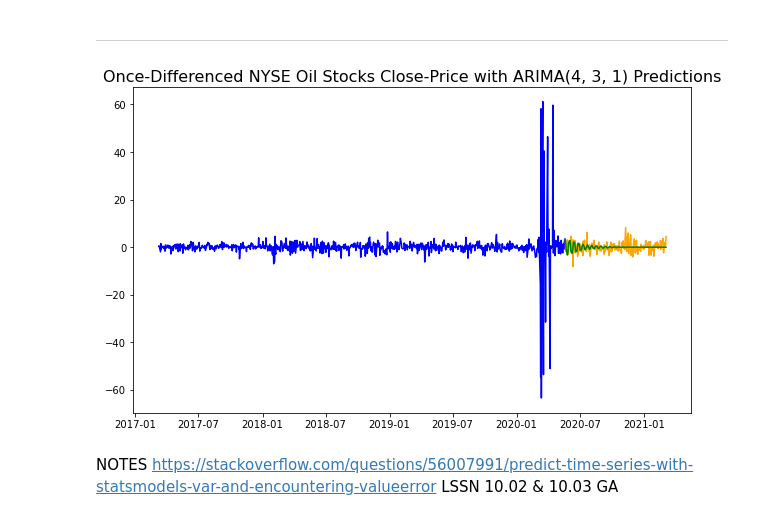
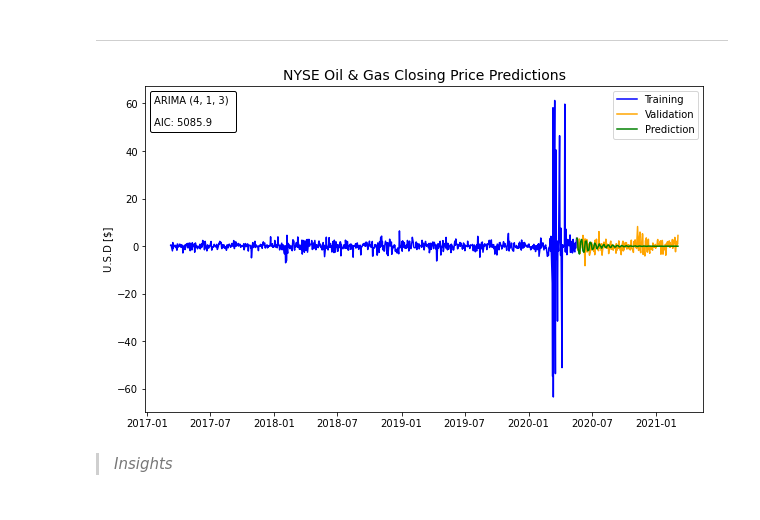
Before and after one commit to griffinwt/Hackathon_March2021, a Jupyter notebook: code/Model-Tuning-Brandon/Model-Tuning.ipynb, the cells around one changed output. Cells and saved outputs as stored; diff of their text form; code cells hidden in the pictures.

```diff
--- a/code/Model-Tuning-Brandon/Model-Tuning.ipynb
+++ b/code/Model-Tuning-Brandon/Model-Tuning.ipynb
@@ -390,48 +405,64 @@ Our model that minimizes AIC on the training data is the ARIMA(4,1,3).
 This model has an AIC of 5085.911070008857.
 # %% [markdown]
 ---
+# %%
+# AnchoredArtists
+# Offset Box: Modified from...
+# https://matplotlib.org/mpl_toolkits/axes_grid/users/overview.html
+def draw_text(ax, p,d,q):
+    from matplotlib.offsetbox import AnchoredText
+    at = AnchoredText(f'ARIMA ({p}, {d}, {q}) \n\nAIC: {best_aic:.1f}',
+                      loc=2, prop=dict(size=10), frameon=True,
+                      )
+    at.patch.set_boxstyle("round,pad=0., rounding_size=0.2")
+    ax.add_artist(at)
 # %%
 # MODEL FINISHED!
 # Our model that minimizes AIC on the training data is the ARIMA(0,1,0).
 # This model has an AIC of 951.67
 p = 4; d = 1; q = 3
 # Instantiate best model found by GridSearch above
 model = ARIMA(#endog = np.array(y_train),  # endog = endogenous "Target" Variable
               endog = y_train.astype(float).dropna(),
               #dates = y_train.index, # pass in training index using the ARIMA dates parameter
               #freq = 'B',
               order = (p,d,q))
 
 # Fit ARIMA model.
 arima = model.fit()
 # Generate predictions based on valid set.
 start_valid = y_valid.index[0]
 end_valid = y_valid.index[-1]
 #print(start_valid, type(start_valid))
 #print(end_valid, type(end_valid))
 preds = model.predict(params = arima.params,
                       start = start_valid,
                       end = end_valid)
 
 # Plot data.
-plt.figure(figsize=(10,6))
-
+#plt.figure(figsize=(10,8))
+fig, axs = plt.subplots(nrows = 1,
+                        ncols = 1,
+                        figsize = (10, 6));
 # Plot training data.
 #plt.plot(y_train.index, pd.DataFrame(y_train), color = 'blue')
-plt.plot(y_train.index, pd.DataFrame(y_train).diff(), color = 'blue')
+axs.plot(y_train.index, pd.DataFrame(y_train).diff(), color = 'blue', label = 'Training')
 # Plot validing data.
 #plt.plot(y_valid.index, pd.DataFrame(y_valid), color = 'orange')
-plt.plot(y_valid.index, pd.DataFrame(y_valid).diff(), color = 'orange')
+axs.plot(y_valid.index, pd.DataFrame(y_valid).diff(), color = 'orange', label='Validation')
 # Plot predicted valid values.
-plt.plot(y_valid.index, preds, color = 'green')
-
-plt.title(label = f'Once-Differenced NYSE Oil Stocks Close-Price with ARIMA({p}, {q}, {d}) Predictions', fontsize=16);
+axs.plot(y_valid.index, preds, color = 'green', label = 'Prediction')
+#axs.set_xlabel(f'Motor-1 Target [mm]')
+axs.set_ylabel(f'U.S.D [$]')
+draw_text(axs, p,d,q)
+plt.title(label = f'NYSE Oil & Gas Closing Price Predictions', fontsize=14);
+plt.legend();
 # %% [output]
-[figure, old version]
+[figure, new version]
-# %% [markdown]
-NOTES
-https://stackoverflow.com/questions/56007991/predict-time-series-with-statsmodels-var-and-encountering-valueerror
-LSSN 10.02 & 10.03 GA
+# %% [markdown]
+> *Insights*
+>
+>
 # %%
 fig, ax = plt.subplots(nrows = 3,
                        ncols = 1,
```
Also changed, not shown: parts of 3 cells of this notebook, 2 other files.
